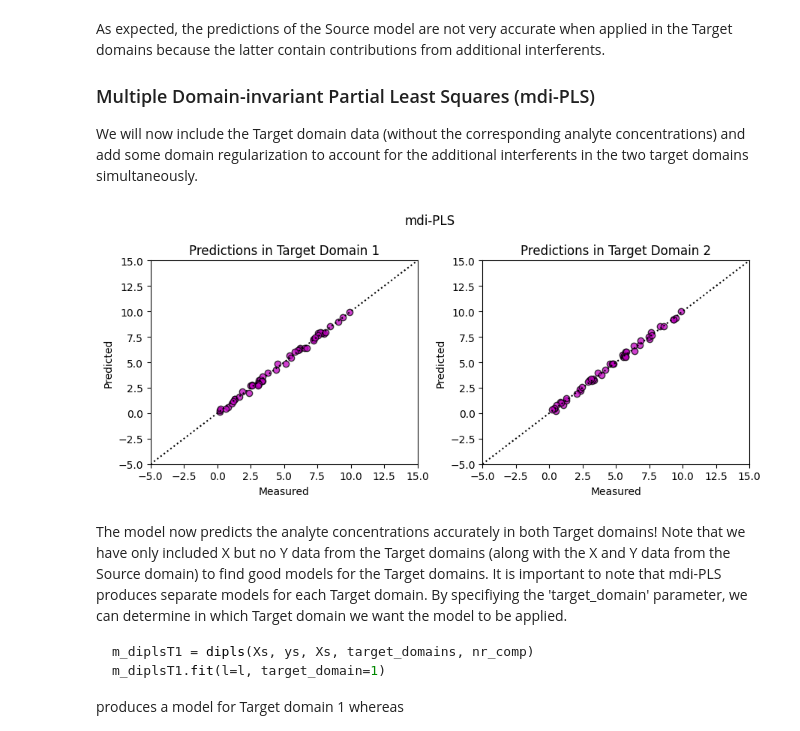
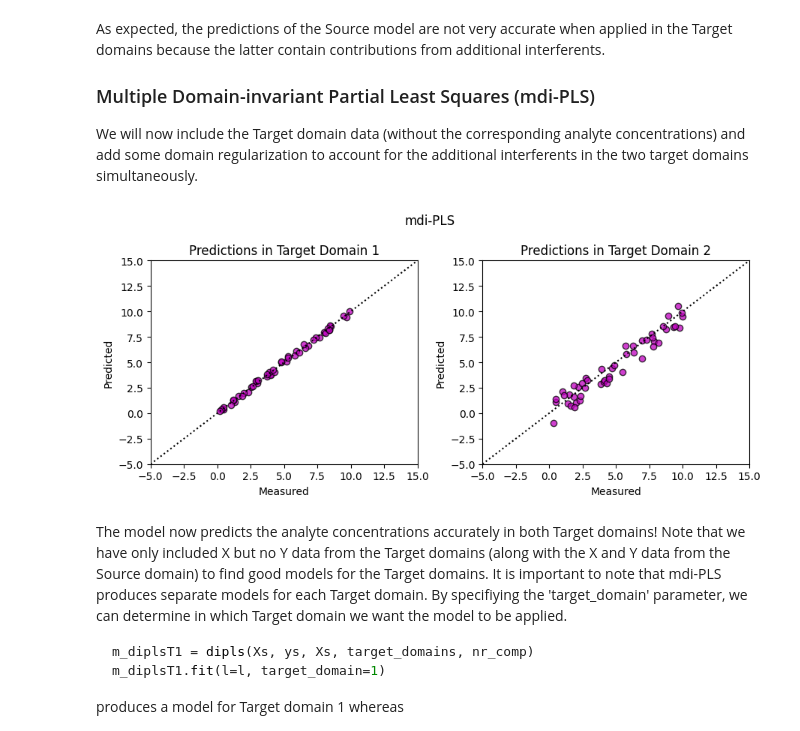
Before and after one commit to B-Analytics/di-PLS, a Jupyter notebook: notebooks/demo_mdiPLS.ipynb, the cells around one changed output. Cells and saved outputs as stored; diff of their text form; code cells hidden in the pictures.

```diff
--- a/notebooks/demo_mdiPLS.ipynb
+++ b/notebooks/demo_mdiPLS.ipynb
@@ -133,12 +133,15 @@ yt1 = np.expand_dims(Ct1[:, 0],1)   # Target domain 1 concentrations
 yt2 = np.expand_dims(Ct2[:, 0],1)   # Target domain 2 concentrations
 
 ### Source model
-m_pls = dipls(Xs, ys, Xs, target_domains, nr_comp)
-m_pls.fit(l=[0], target_domain=0)
-b_pls = m_pls.b
+m_pls = dipls(A=nr_comp, l=l)
+m_pls.fit(Xs, ys, Xs, target_domains)
+b_pls = m_pls.b_
 
-yhat_plsT1, error_plsT1 = m_pls.predict(Xt1, yt1)
-yhat_plsT2, error_plsT2 = m_pls.predict(Xt2, yt2)
+yhat_plsT1 = m_pls.predict(Xt1)
+yhat_plsT2 = m_pls.predict(Xt2)
+
+error_plsT1 = fct.rmse(yt1, yhat_plsT1)
+error_plsT2 = fct.rmse(yt2, yhat_plsT2)
 
 min_ = -5
 max_ = 50
@@ -175,44 +178,48 @@ We will now include the Target domain data (without the corresponding analyte co
 # Preliminaries
 l = [100] # Regularization parameter
 
-### mmdi-PLS Model for target domain 1
-m_diplsT1 = dipls(Xs, ys, Xs, target_domains, nr_comp)
-m_diplsT1.fit(l=l, target_domain=1)
-b_diplsT1 = m_diplsT1.b
-yhat_diplsT1, error_diplsT1 = m_diplsT1.predict(Xt1, yt1)
+### mdi-PLS Model for target domain 1
+m_diplsT1 = dipls(A=nr_comp, l=l, target_domain=1)
+m_diplsT1.fit(Xs, ys, Xs, target_domains)
+b_diplsT1 = m_diplsT1.b_
+yhat_diplsT1 = m_diplsT1.predict(Xt1)
 
-### mmdi-PLS Model for target domain 2
-m_diplsT2 = dipls(Xs, ys, Xs, target_domains, nr_comp)
-m_diplsT2.fit(l=l, target_domain=2)
-b_diplsT2 = m_diplsT2.b
-yhat_diplsT2, error_diplsT2 = m_diplsT2.predict(Xt2, yt2)
+error_diplsT1 = fct.rmse(yt1, yhat_diplsT1)
+
+### mdi-PLS Model for target domain 2
+m_diplsT2 = dipls(A=nr_comp, l=l, target_domain=2)
+m_diplsT2.fit(Xs, ys, Xs, target_domains)
+b_diplsT2 = m_diplsT2.b_
+yhat_diplsT2 = m_diplsT2.predict(Xt2)
+
+error_diplsT2 = fct.rmse(yt2, yhat_diplsT2)
 
 min_ = -5
 max_ = 15
 
 # Plot
 plt.figure(figsize=(9, 4))
 plt.subplot(121)
 plt.scatter(yt1, yhat_diplsT1, color='m', edgecolor='k',alpha=0.75)
 plt.plot([min_,max_], [min_,max_], color='k', linestyle=":")
 plt.xlim([min_,max_])
 plt.ylim([min_,max_])
 plt.title('Predictions in Target Domain 1')
 plt.xlabel('Measured')
 plt.ylabel('Predicted')
 
 plt.subplot(122)
 plt.scatter(yt2, yhat_diplsT2, color='m', edgecolor='k',alpha=0.75)
 plt.plot([min_,max_], [min_,max_], color='k', linestyle=":")
 plt.xlim([min_,max_])
 plt.ylim([min_,max_])
 plt.title('Predictions in Target Domain 2')
 plt.xlabel('Measured')
 plt.ylabel('Predicted')
 plt.suptitle('mdi-PLS')
 plt.tight_layout()
 # %% [output]
-[figure, old version]
+[figure, new version]
 # %% [markdown]
 The model now predicts the analyte concentrations accurately in both Target domains! Note that we have only included X but no Y data from the Target domains (along with the X and Y data from the Source domain) to find good models for the Target domains. It is important to note that mdi-PLS produces separate models for each Target domain. By specifiying the 'target_domain' parameter, we can determine in which Target domain we want the model to be applied.
 
```
Also changed, not shown: parts of 5 cells of this notebook, 3 other files.
